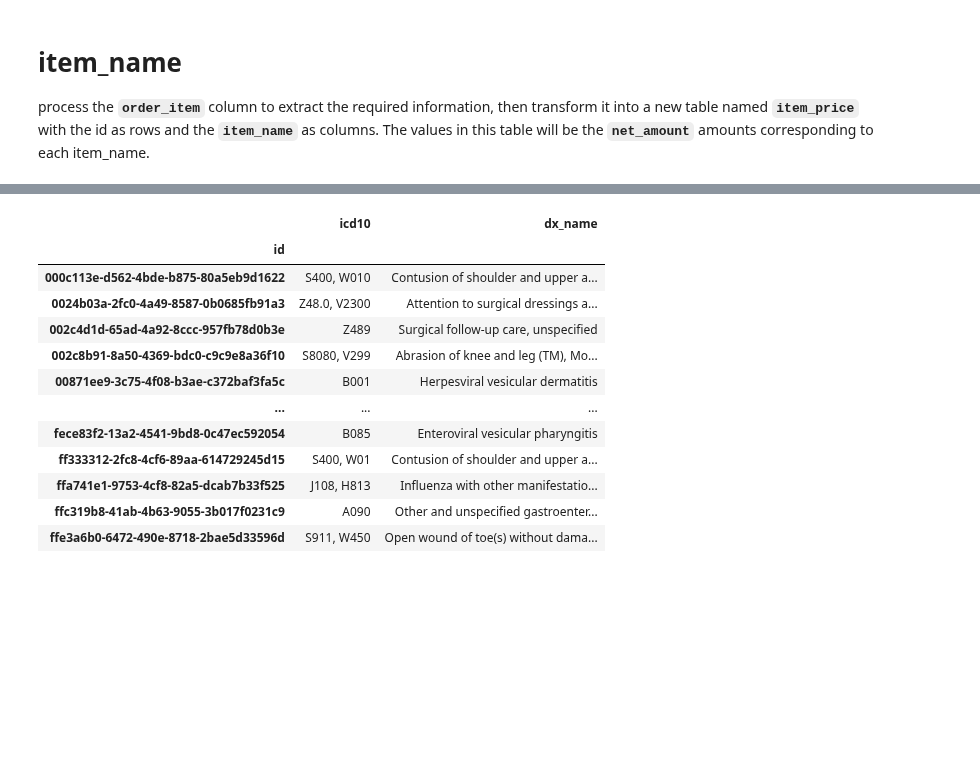
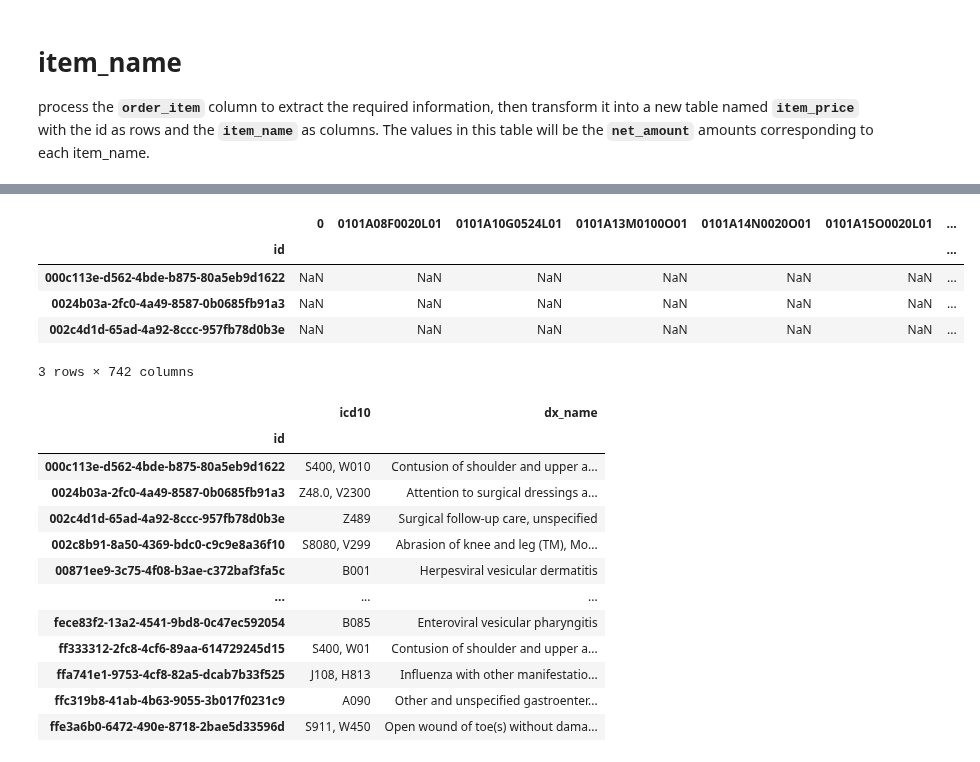
Before and after one commit to nxxk23/AI-Engineer, a Jupyter notebook: fraud.ipynb, the cells around one changed output, grey strips where cells are left out. Cells and saved outputs as stored; diff of their text form; code cells hidden in the pictures; blank space fills up the shorter version.

```diff
--- a/fraud.ipynb
+++ b/fraud.ipynb
@@ -266,0 +343,2 @@ hospital11771[['cid','billing','total_bill_amount','claim_status','is_procedure'
+# %%
+json.loads(hospital['billing'].iloc[70])
@@ -276,7 +448,7 @@ approve_data = opd[(opd['hospital_code'] == 11787) & (opd['claim_status'] == 'Ap
 decline_data = opd[(opd['hospital_code'] == 11787) & (opd['claim_status'] == 'Decline')]
 
 # Step 2: Concatenate the two DataFrames into one
-hospital= pd.concat([approve_data, decline_data], ignore_index=True)
+hospital = pd.concat([approve_data, decline_data], ignore_index=True)
 
 # Step 3: Parse the order_item column and create a new DataFrame
 def parse_order_item_data(row):
@@ -289,7 +461,7 @@ def parse_order_item_data(row):
     for item in order_data:
         order_entries.append({
             'id': cid,
-            'item_name': item['item_name'],
+            'item_id': item['item_id'],
             'net_amount': float(item['net_amount'])  # Convert net_amount to float
         })
     return order_entries
@@ -303,18 +475,33 @@ for index, row in hospital.iterrows():
 order_df = pd.DataFrame(order_entries)
 
 # Step 6: Pivot the data so each id is a row and item_name is a column
-item_price = order_df.pivot_table(index='id', columns='item_name', values='net_amount', aggfunc='sum')
+item_price = order_df.pivot_table(index='id', columns='item_id', values='net_amount', aggfunc='sum')
 
-# Step 7: Merge claim_status, is_procedure, diagnosis, and total_bill_amount into item_price
-hospital_data = hospital[['id', 'claim_status', 'is_procedure', 'diagnosis', 'total_bill_amount']]
+# Step 7: Merge claim_status, diagnosis, total_bill_amount, and insurance into item_price
+hospital_data = hospital[['id', 'claim_status', 'diagnosis', 'total_bill_amount', 'insurance']]
 
 # Set the id as the index to align with item_price
 hospital_data = hospital_data.set_index('id')
 
 # Merge the relevant columns into item_price
-item_price = item_price.merge(hospital_data[['claim_status', 'is_procedure', 'diagnosis', 'total_bill_amount']],
+item_price = item_price.merge(hospital_data[['claim_status', 'diagnosis', 'total_bill_amount', 'insurance']],
                               left_index=True, right_index=True, how='left')
 
-# Step 8: Reorder columns so that the new columns appear on the left side
-new_columns = ['claim_status', 'is_procedure', 'diagnosis', 'total_bill_amount'] + [col for col in item_price.columns if col not in ['claim_status', 'is_procedure', 'diagnosis', 'total_bill_amount']]
-item_price = item_price[new_columns]
+# Step 8: Extract and add icd10 and dx_name from the diagnosis column
+def parse_diagnosis_data(row):
+    # Convert the diagnosis column from JSON string to list of dictionaries
+    diagnosis_data = json.loads(row) if isinstance(row, str) else row
+    icd10_list = []
+    dx_name_list = []
+    for diagnosis in diagnosis_data:
+        icd10_list.append(diagnosis.get('icd10', ''))
+        dx_name_list.append(diagnosis.get('dx_name', ''))
+
+    # Join the lists into a comma-separated string if multiple entries
+    return pd.Series({
+        'icd10': ', '.join(icd10_list),
+        'dx_name': ', '.join(dx_name_list)
+    })
+
+# Step 9: Apply the parsing function to the diagnosis column
+diagnosis_data = item_price['diagnosis'].apply(parse_diagnosis_data)
@@ -406,3 +508,13 @@ item_price
+# %%
+item_price = item_price.drop(columns='diagnosis')
+item_price.head(3)
+# %% [output]
+|  | 0 | 0101A08F0020L01 | 0101A10G0524L01 | 0101A13M0100O01 | 0101A14N0020O01 | 0101A15O0020L01 | ... |
+| id |  |  |  |  |  |  | ... |
+| 000c113e-d562-4bde-b875-80a5eb9d1622 | NaN | NaN | NaN | NaN | NaN | NaN | ... |
+| 0024b03a-2fc0-4a49-8587-0b0685fb91a3 | NaN | NaN | NaN | NaN | NaN | NaN | ... |
+| 002c4d1d-65ad-4a92-8ccc-957fb78d0b3e | NaN | NaN | NaN | NaN | NaN | NaN | ... |
+3 rows × 742 columns
 # %%
 diagnosis_data
 # %% [output]
```
Also changed, not shown: parts of 17 cells of this notebook.
